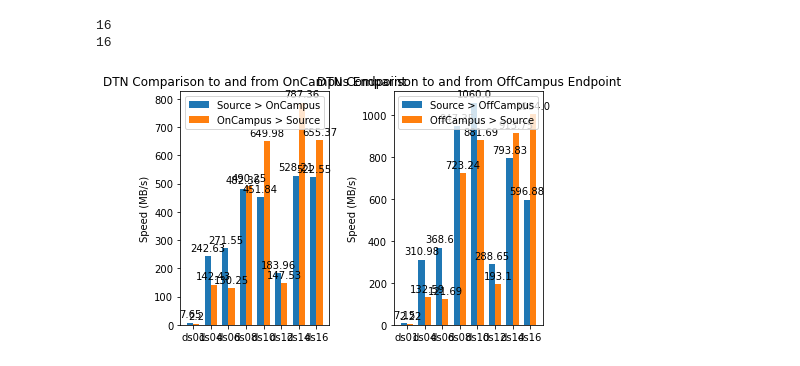
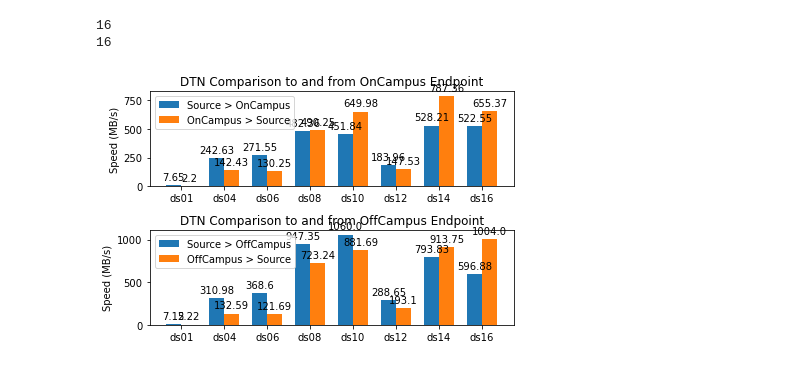
Before and after one commit to mmoo97/DTN_tests, a Jupyter notebook: DTN_notebook.ipynb, the cells around one changed output. Cells and saved outputs as stored; diff of their text form; code cells hidden in the pictures.

Commit message:
Output both graphs

```diff
--- a/DTN_notebook.ipynb
+++ b/DTN_notebook.ipynb
@@ -159,7 +157,10 @@ with open('offcampus_data.csv','r') as csvfile:
 x = np.arange(len(ds_names))  # the label locations
 width = 0.35  # the width of the bars
 
-fig, ax = plt.subplots(1, 2)
+fig, ax = plt.subplots(2, 1)
+# fig.set_figheight(4)
+fig.figsize()
+
 rects1 = ax[0].bar(x - width/2, src_to_oncampy, width, label='Source > OnCampus')
 rects2 = ax[0].bar(x + width/2, oncampy_to_src, width, label='OnCampus > Source')
 
@@ -174,31 +175,31 @@ ax[0].set_xticks(x)
 ax[0].set_xticklabels(ds_names)
 ax[0].legend()
 
 ax[1].set_ylabel('Speed (MB/s)')
 ax[1].set_title('DTN Comparison to and from OffCampus Endpoint')
 ax[1].set_xticks(x)
 ax[1].set_xticklabels(ds_names)
 ax[1].legend()
 
 def autolabel(rects, num):
     """Attach a text label above each bar in *rects*, displaying its height."""
     for rect in rects:
         height = rect.get_height()
         ax[num].annotate('{}'.format(height),
                     xy=(rect.get_x() + rect.get_width() / 2, height),
                     xytext=(0, 3),  # 3 points vertical offset
                     textcoords="offset points",
                     ha='center', va='bottom')
 
 
 autolabel(rects1, 0)
 autolabel(rects2, 0)
 
 autolabel(rects3, 1)
 autolabel(rects4, 1)
 
 fig.tight_layout()
 
 plt.show()
 # %% [output]
-[figure, old version]
+[figure, new version]
```
Also changed, not shown: parts of 1 cell of this notebook.
